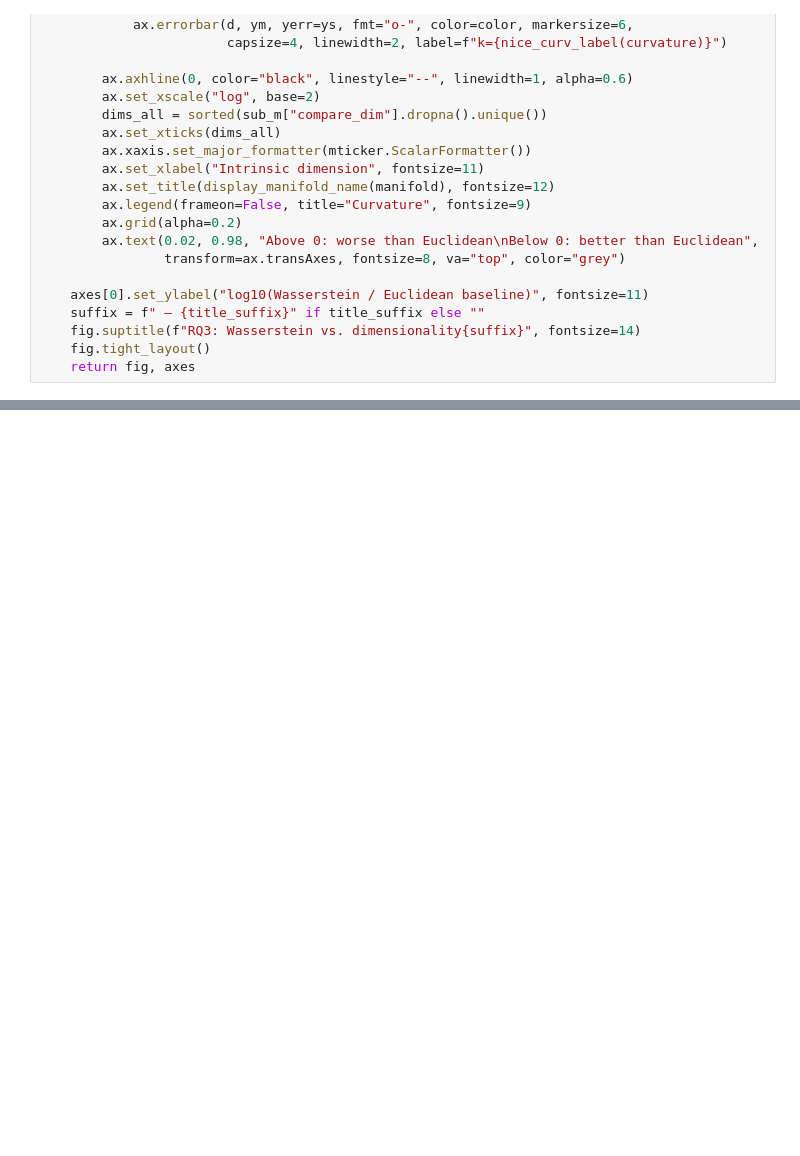
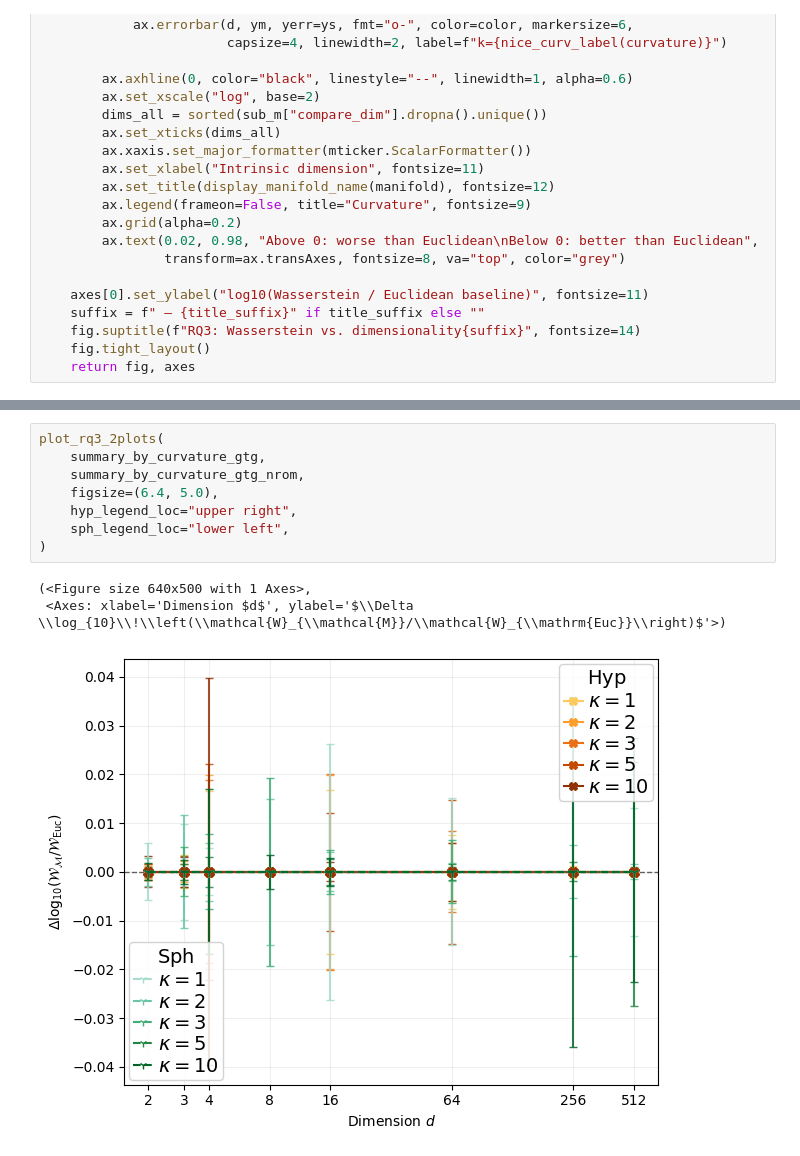
Before and after one commit to S-Chaudhuri/Spherical-Flow-Matching, a Jupyter notebook: riemannian-fm/results/RQ3_results.ipynb, the cells around one changed output, grey strips where cells are left out. Drawn from its saved outputs; the diff is of its cells as text; blank space fills up the shorter version.

```diff
--- a/riemannian-fm/results/RQ3_results.ipynb
+++ b/riemannian-fm/results/RQ3_results.ipynb
@@ -616,0 +1179,12 @@ display(spearman_dim_table)
+# %%
+plot_rq3_2plots(
+    summary_by_curvature_gtg,
+    summary_by_curvature_gtg_nrom,
+    figsize=(6.4, 5.0),
+    hyp_legend_loc="upper right",
+    sph_legend_loc="lower left",
+)
+# %% [output]
+(<Figure size 640x500 with 1 Axes>,
+ <Axes: xlabel='Dimension $d$', ylabel='$\\Delta \\log_{10}\\!\\left(\\mathcal{W}_{\\mathcal{M}}/\\mathcal{W}_{\\mathrm{Euc}}\\right)$'>)
+[figure, added]
```
Also changed, not shown: parts of 19 cells of this notebook, 5 other files.
